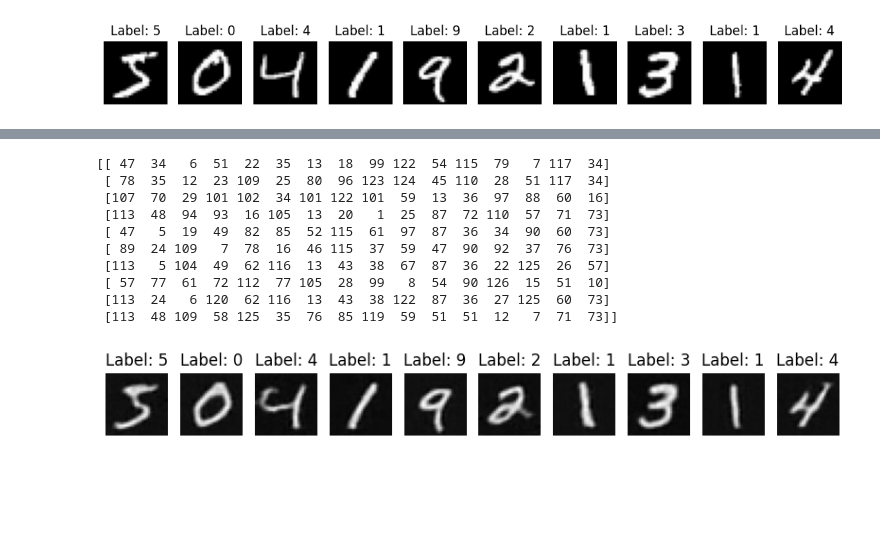
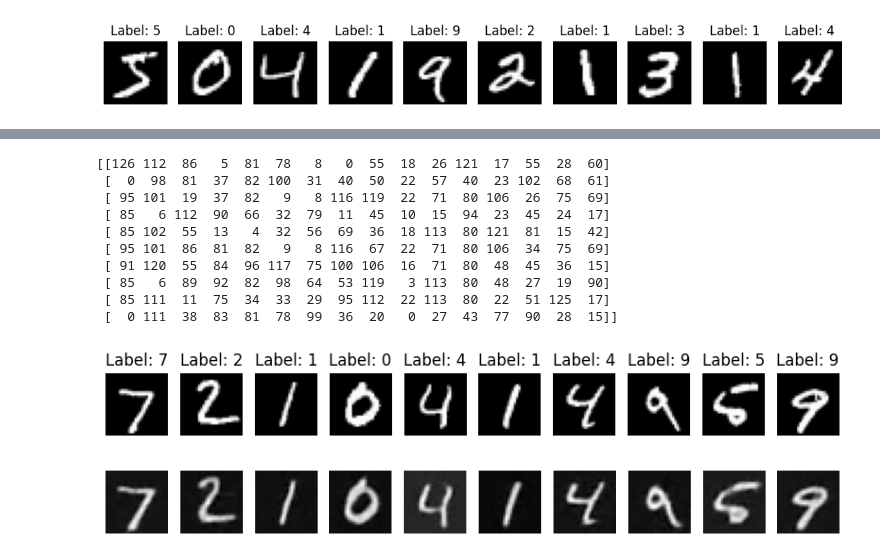
Before and after one commit to Elivis-AI/reproductions, a Jupyter notebook: vqvae/mnist_quantizer.ipynb, the cells around one changed output, grey strips where cells are left out. Cells and saved outputs as stored; diff of their text form; code cells hidden in the pictures; blank space fills up the shorter version.

```diff
--- a/vqvae/mnist_quantizer.ipynb
+++ b/vqvae/mnist_quantizer.ipynb
@@ -62,19 +62,19 @@ class Decoder(nn.Module):
 
 
 class VQVAE(nn.Module):
-    def __init__(self, n_e, e_dim):
+    def __init__(self, n_e, e_dim, norm_weight=True, beta=1.):
         super().__init__()
         self.encoder = Encoder()
-        self.quantizer = VectorQuantizer(n_e, e_dim)
+        self.quantizer = VectorQuantizer(n_e, e_dim, norm_weight, beta)
         self.decoder = Decoder()
 
     def forward(self, x: torch.Tensor):
         # (B, C, H, W)
         z = self.encoder(x)
-        z_q, indices, q_loss = self.quantizer(z)
+        z_q, indices, q_loss, codebook_usage = self.quantizer(z)
         x_q = self.decoder(z_q)
 
-        return x_q, indices, q_loss
+        return x_q, indices, q_loss, codebook_usage
 
     def encode(self, x: torch.Tensor):
         # (B, C, H, W)
@@ -146,28 +143,36 @@ Epoch 40/40, Loss: 0.1056
 # %%
 # 遍历前10张图片
-x = torch.vstack([train_data[i][0] for i in range(10)]).unsqueeze(1).to(device)
-x_q, ids, vq_loss = vqvae(x)
+x = torch.vstack([test_data[i][0] for i in range(10)]).unsqueeze(1).to(device)
+x_q, ids, vq_loss, _ = vqvae(x)
 x_q = x_q.cpu().detach()
 x_p = vqvae.decode(vqvae.encode(x)).cpu().detach()
 
 print(ids.cpu().numpy())
 
 fig, axes = plt.subplots(1, 10, figsize=(10, 2))  # 1行10列的子图
 for i in range(10):
-    image, label = x_p[i], train_data[i][1]
+    image, label = test_data[i]
     ax = axes[i]  # 获取当前子图
     ax.imshow(image[0], cmap='gray')  # 显示灰度图
     ax.set_title(f'Label: {label}')  # 显示标签
     ax.axis('off')  # 关闭坐标轴
+
+fig, axes = plt.subplots(1, 10, figsize=(10, 2))  # 1行10列的子图
+for i in range(10):
+    image, label = x_p[i], test_data[i][1]
+    ax = axes[i]  # 获取当前子图
+    ax.imshow(image[0], cmap='gray')  # 显示灰度图
+    ax.axis('off')  # 关闭坐标轴
 # %% [output]
-[[ 47  34   6  51  22  35  13  18  99 122  54 115  79   7 117  34]
- [ 78  35  12  23 109  25  80  96 123 124  45 110  28  51 117  34]
- [107  70  29 101 102  34 101 122 101  59  13  36  97  88  60  16]
- [113  48  94  93  16 105  13  20   1  25  87  72 110  57  71  73]
- [ 47   5  19  49  82  85  52 115  61  97  87  36  34  90  60  73]
- [ 89  24 109   7  78  16  46 115  37  59  47  90  92  37  76  73]
- [113   5 104  49  62 116  13  43  38  67  87  36  22 125  26  57]
- [ 57  77  61  72 112  77 105  28  99   8  54  90 126  15  51  10]
- [113  24   6 120  62 116  13  43  38 122  87  36  27 125  60  73]
- [113  48 109  58 125  35  76  85 119  59  51  51  12   7  71  73]]
+[[126 112  86   5  81  78   8   0  55  18  26 121  17  55  28  60]
+ [  0  98  81  37  82 100  31  40  50  22  57  40  23 102  68  61]
+ [ 95 101  19  37  82   9   8 116 119  22  71  80 106  26  75  69]
+ [ 85   6 112  90  66  32  79  11  45  10  15  94  23  45  24  17]
+ [ 85 102  55  13   4  32  56  69  36  18 113  80 121  81  15  42]
+ [ 95 101  86  81  82   9   8 116  67  22  71  80 106  34  75  69]
+ [ 91 120  55  84  96 117  75 100 106  16  71  80  48  45  36  15]
+ [ 85   6  89  92  82  98  64  53 119   3 113  80  48  27  19  90]
+ [ 85 111  11  75  34  33  29  95 112  22 113  80  22  51 125  17]
+ [  0 111  38  83  81  78  99  36  20   0  27  43  77  90  28  15]]
-[figure, old version]
+[figure, new version]
+[figure, added]
```
Also changed, not shown: parts of 3 cells of this notebook, 1 other file.
